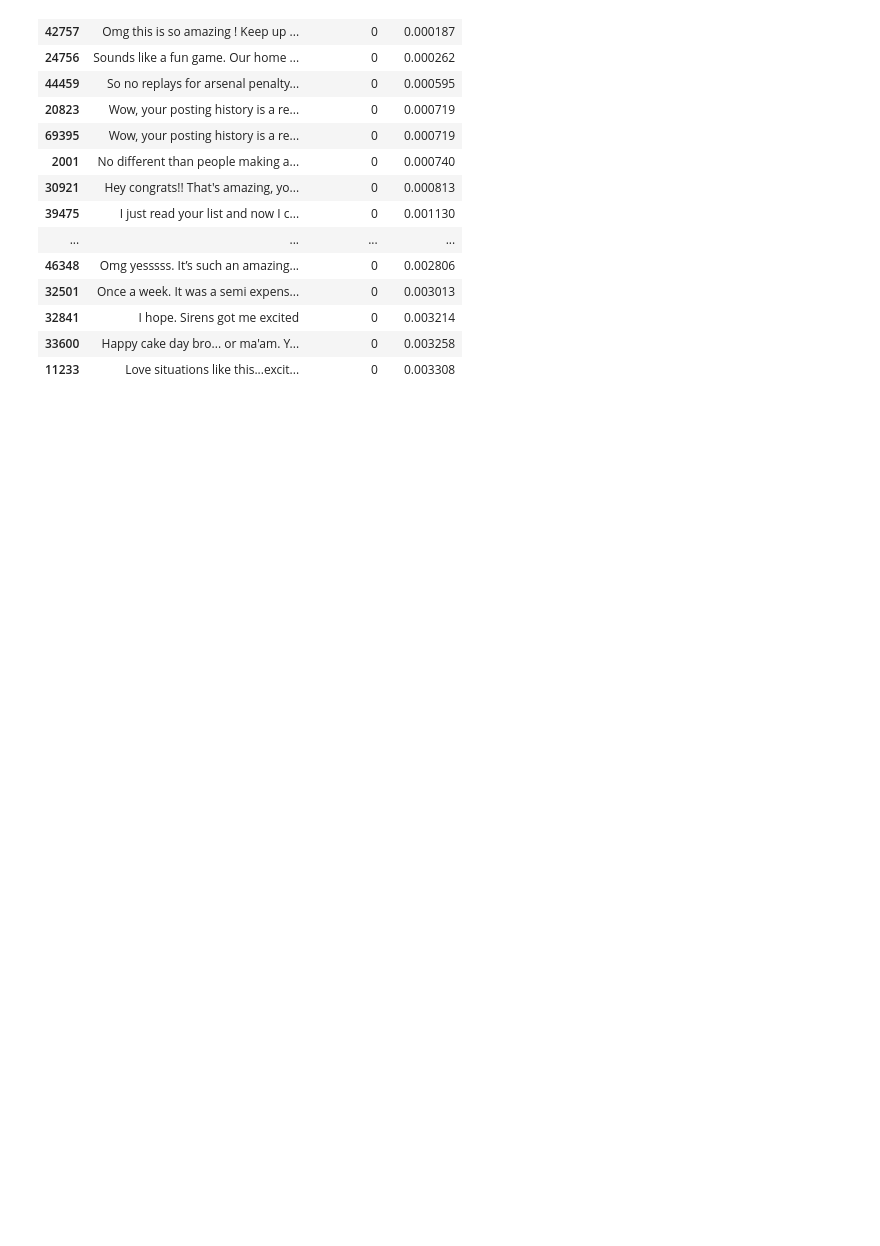
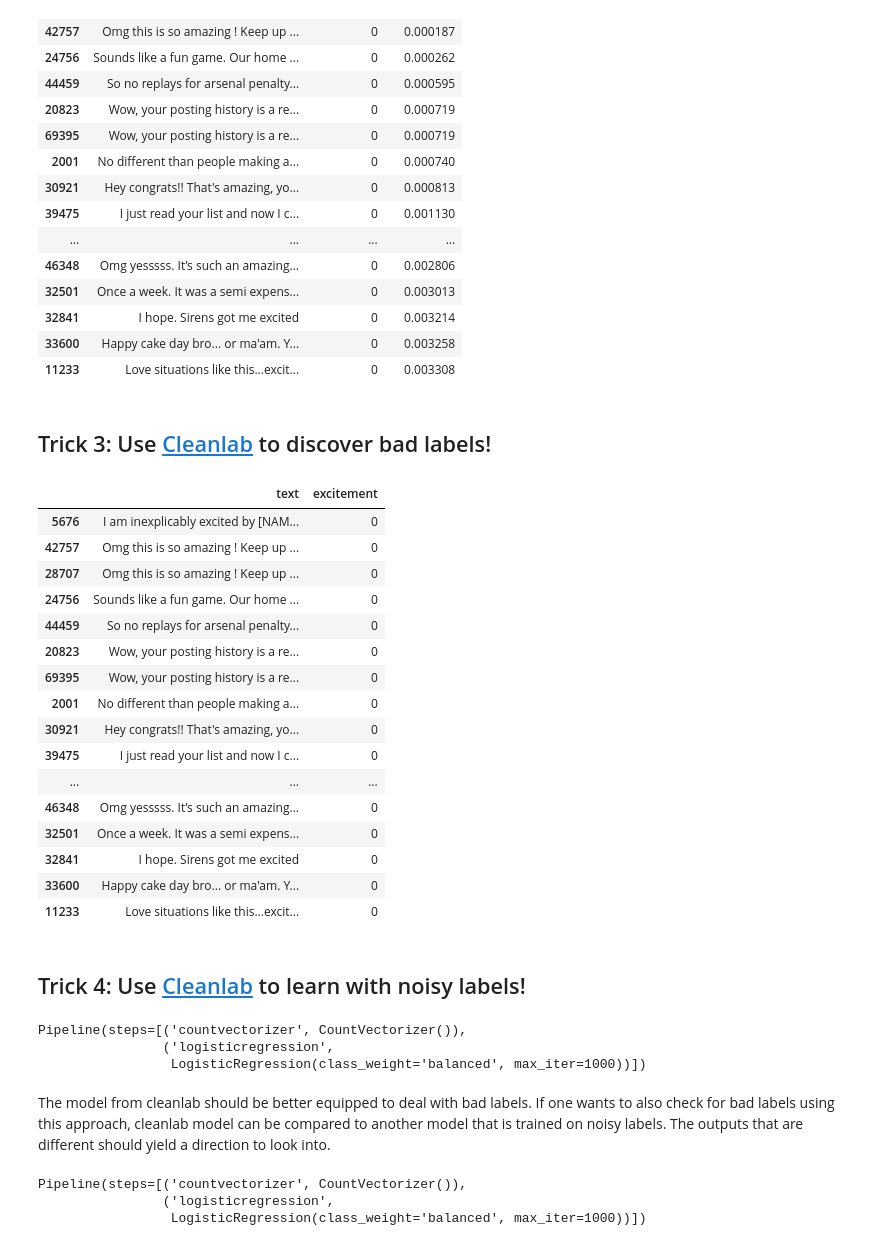
Before and after one commit to chsafouane/bad_labels, a Jupyter notebook: notebooks/calmcode_tut.ipynb, the cells around one changed output. Saved outputs shown, nothing was run; the diff lists cells and outputs as text; code cells hidden in the pictures; blank space fills up the shorter version.

Commit message:
[MODIF] calmcode_tut.ipynb - Add cleanlab

```diff
--- a/notebooks/calmcode_tut.ipynb
+++ b/notebooks/calmcode_tut.ipynb
@@ -196,3 +196,5 @@ def correct_class_confidence(X, y, mod):
 | 32841 | I hope. Sirens got me excited | 0 | 0.003214 |
 | 33600 | Happy cake day bro... or ma'am. Y... | 0 | 0.003258 |
 | 11233 | Love situations like this...excit... | 0 | 0.003308 |
+# %% [markdown]
+## Trick 3: Use [Cleanlab](https://cleanlab.readthedocs.io) to discover bad labels!
@@ -198,0 +203,29 @@ def correct_class_confidence(X, y, mod):
+# %%
+# get_noise_indices returns indices that are worth checking
+ordered_label_errors = get_noise_indices(
+    s=y,
+    psx=pipe.predict_proba(X),
+    sorted_index_method="prob_given_label"
+)
+# %%
+df.iloc[ordered_label_errors][["text", "excitement"]].head(20)
+# %% [output]
+|  | text | excitement |
+| 5676 | I am inexplicably excited by [NAM... | 0 |
+| 42757 | Omg this is so amazing ! Keep up ... | 0 |
+| 28707 | Omg this is so amazing ! Keep up ... | 0 |
+| 24756 | Sounds like a fun game. Our home ... | 0 |
+| 44459 | So no replays for arsenal penalty... | 0 |
+| 20823 | Wow, your posting history is a re... | 0 |
+| 69395 | Wow, your posting history is a re... | 0 |
+| 2001 | No different than people making a... | 0 |
+| 30921 | Hey congrats!! That's amazing, yo... | 0 |
+| 39475 | I just read your list and now I c... | 0 |
+| ... | ... | ... |
+| 46348 | Omg yesssss. It’s such an amazing... | 0 |
+| 32501 | Once a week. It was a semi expens... | 0 |
+| 32841 | I hope. Sirens got me excited | 0 |
+| 33600 | Happy cake day bro... or ma'am. Y... | 0 |
+| 11233 | Love situations like this...excit... | 0 |
+# %% [markdown]
+## Trick 4: Use [Cleanlab](https://cleanlab.readthedocs.io) to learn with noisy labels!
@@ -198,0 +234,27 @@ def correct_class_confidence(X, y, mod):
+# %%
+# Wrap around any classifier that has `sample_weights`
+fresh_pipe = make_pipeline(
+    CountVectorizer(),
+    LogisticRegression(class_weight="balanced", max_iter=1000)
+)
+
+# lnl should be better equipped to deal with noisy labels
+lnl = LearningWithNoisyLabels(clf=fresh_pipe)
+lnl.fit(X=X, s=y.values)
+# %% [output]
+Pipeline(steps=[('countvectorizer', CountVectorizer()),
+                ('logisticregression',
+                 LogisticRegression(class_weight='balanced', max_iter=1000))])
+# %% [markdown]
+The model from cleanlab should be better equipped to deal with bad labels. If one wants to also check for bad labels using this approach, cleanlab model can be compared to another model that is trained on noisy labels. The outputs that are different should yield a direction to look into.
+# %%
+new_pipe = make_pipeline(
+    CountVectorizer(),
+    LogisticRegression(class_weight="balanced", max_iter=1000)
+)
+
+new_pipe.fit(X=X, y=y)
+# %% [output]
+Pipeline(steps=[('countvectorizer', CountVectorizer()),
+                ('logisticregression',
+                 LogisticRegression(class_weight='balanced', max_iter=1000))])
```
Also changed, not shown: parts of 3 cells of this notebook.
